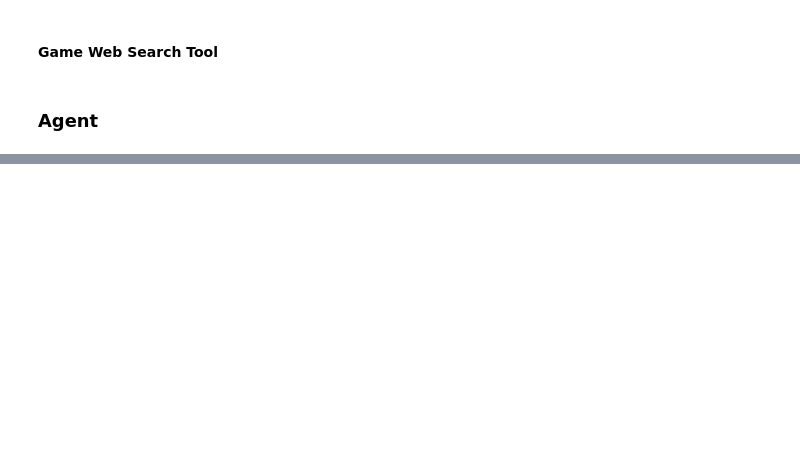
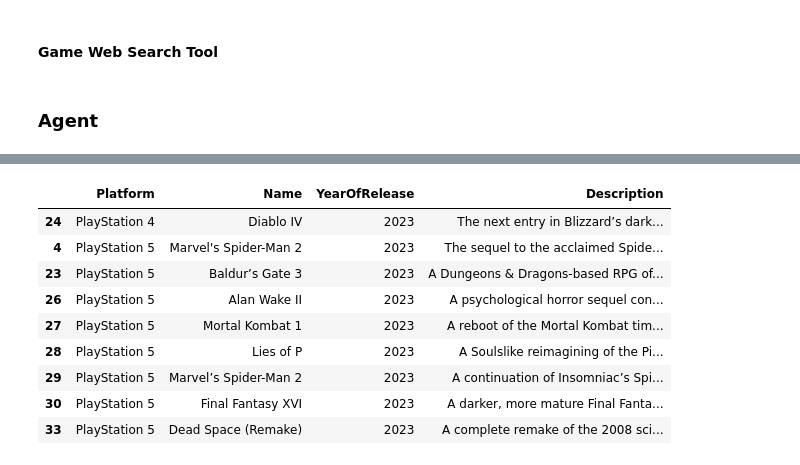
Before and after one commit to adityasinghrathore-asr/Agentic-Examples-, a Jupyter notebook: udacity/module_01_extending_tools/Udaplay_02_starter_project.ipynb, the cells around one changed output, grey strips where cells are left out. Saved outputs shown, nothing was run; the diff lists cells and outputs as text; code cells hidden in the pictures; blank space fills up the shorter version.

```diff
--- a/udacity/module_01_extending_tools/Udaplay_02_starter_project.ipynb
+++ b/udacity/module_01_extending_tools/Udaplay_02_starter_project.ipynb
@@ -438,0 +894,13 @@ RateLimitError: Error code: 429 - {'error': {'message': 'You exceeded your curre
+# %%
+records_df[(records_df.YearOfRelease==2023) & (records_df.Platform.str.contains('PlayStation'))].sort_values('Platform')
+# %% [output]
+|  | Platform | Name | YearOfRelease | Description |
+| 24 | PlayStation 4 | Diablo IV | 2023 | The next entry in Blizzard’s dark... |
+| 4 | PlayStation 5 | Marvel's Spider-Man 2 | 2023 | The sequel to the acclaimed Spide... |
+| 23 | PlayStation 5 | Baldur’s Gate 3 | 2023 | A Dungeons & Dragons-based RPG of... |
+| 26 | PlayStation 5 | Alan Wake II | 2023 | A psychological horror sequel con... |
+| 27 | PlayStation 5 | Mortal Kombat 1 | 2023 | A reboot of the Mortal Kombat tim... |
+| 28 | PlayStation 5 | Lies of P | 2023 | A Soulslike reimagining of the Pi... |
+| 29 | PlayStation 5 | Marvel’s Spider-Man 2 | 2023 | A continuation of Insomniac’s Spi... |
+| 30 | PlayStation 5 | Final Fantasy XVI | 2023 | A darker, more mature Final Fanta... |
+| 33 | PlayStation 5 | Dead Space (Remake) | 2023 | A complete remake of the 2008 sci... |
```
Also changed, not shown: parts of 56 cells of this notebook, 3 other files.
